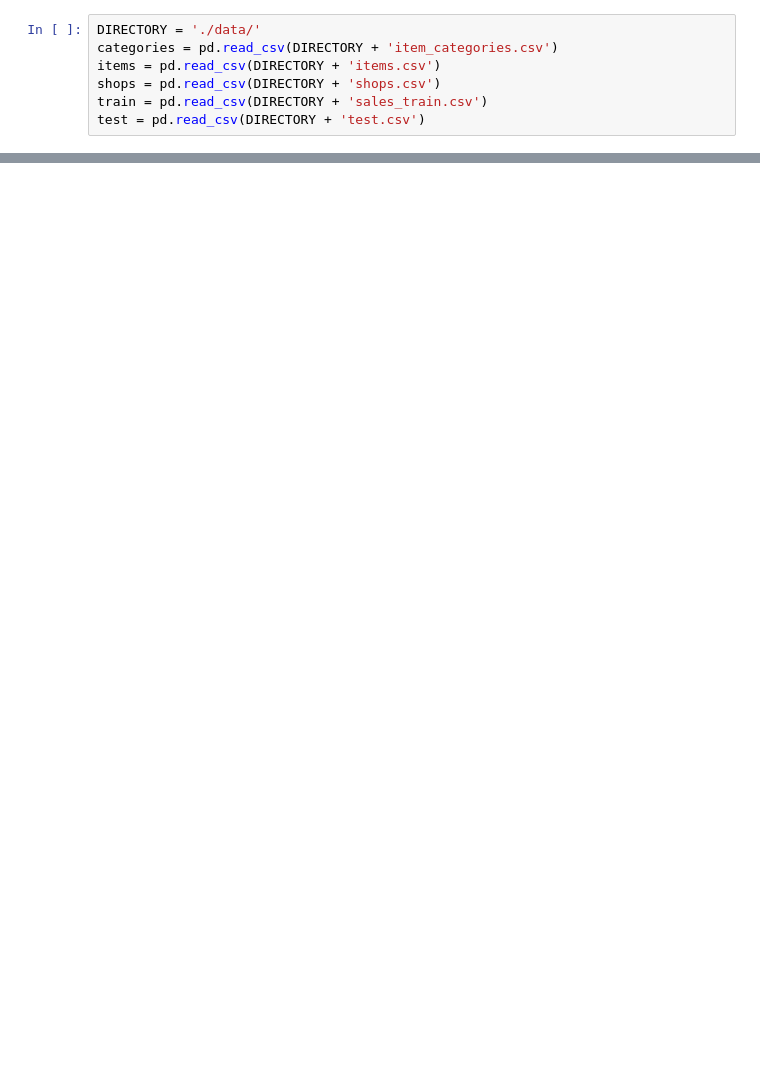
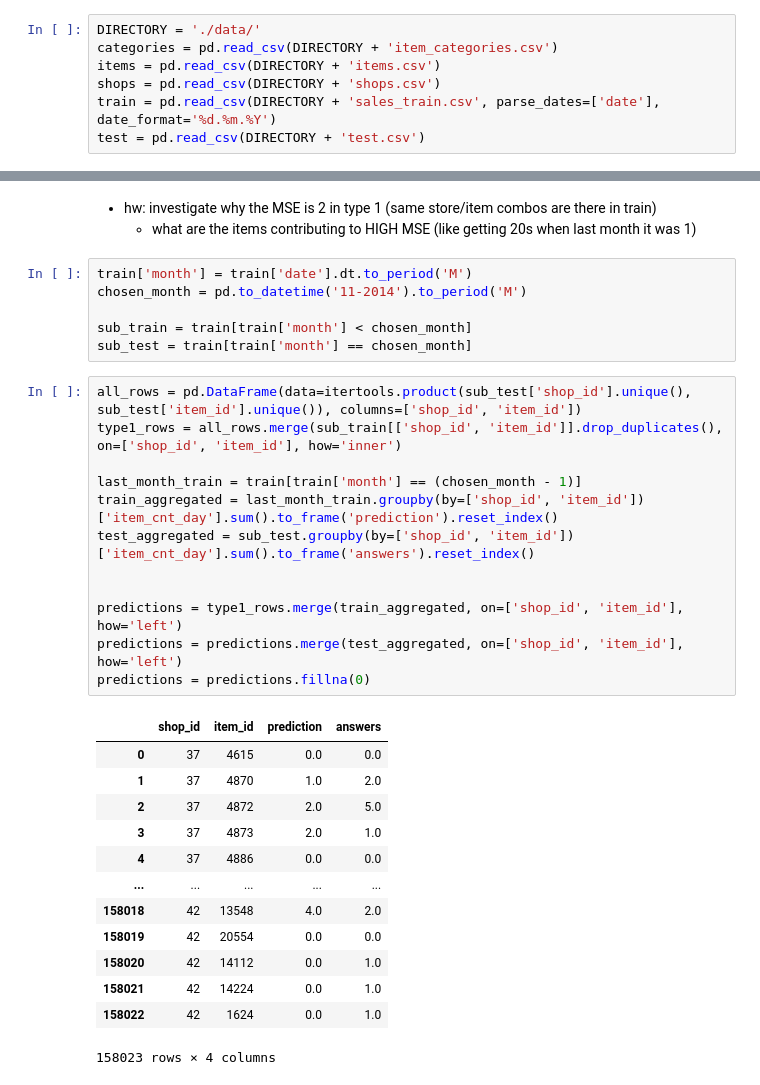
Before and after one commit to akhilkammila/future-sales, a Jupyter notebook: hypothesis_3.ipynb, the cells around one changed output, grey strips where cells are left out. Cells and saved outputs as stored; diff of their text form; blank space fills up the shorter version.

Commit message:
investigating why last month sales prediction isnt great for type 1

```diff
--- a/hypothesis_3.ipynb
+++ b/hypothesis_3.ipynb
@@ -9,5 +10,5 @@ DIRECTORY = './data/'
 categories = pd.read_csv(DIRECTORY + 'item_categories.csv')
 items = pd.read_csv(DIRECTORY + 'items.csv')
 shops = pd.read_csv(DIRECTORY + 'shops.csv')
-train = pd.read_csv(DIRECTORY + 'sales_train.csv')
+train = pd.read_csv(DIRECTORY + 'sales_train.csv', parse_dates=['date'], date_format='%d.%m.%Y')
 test = pd.read_csv(DIRECTORY + 'test.csv')
@@ -39,0 +27,35 @@ monthly_sales['first'] = first_time
+# %% [markdown]
+- hw: investigate why the MSE is 2 in type 1 (same store/item combos are there in train)
+    - what are the items contributing to HIGH MSE (like getting 20s when last month it was 1)
+# %%
+train['month'] = train['date'].dt.to_period('M')
+chosen_month = pd.to_datetime('11-2014').to_period('M')
+
+sub_train = train[train['month'] < chosen_month]
+sub_test = train[train['month'] == chosen_month]
+# %%
+all_rows = pd.DataFrame(data=itertools.product(sub_test['shop_id'].unique(), sub_test['item_id'].unique()), columns=['shop_id', 'item_id'])
+type1_rows = all_rows.merge(sub_train[['shop_id', 'item_id']].drop_duplicates(), on=['shop_id', 'item_id'], how='inner')
+
+last_month_train = train[train['month'] == (chosen_month - 1)]
+train_aggregated = last_month_train.groupby(by=['shop_id', 'item_id'])['item_cnt_day'].sum().to_frame('prediction').reset_index()
+test_aggregated = sub_test.groupby(by=['shop_id', 'item_id'])['item_cnt_day'].sum().to_frame('answers').reset_index()
+
+
+predictions = type1_rows.merge(train_aggregated, on=['shop_id', 'item_id'], how='left')
+predictions = predictions.merge(test_aggregated, on=['shop_id', 'item_id'], how='left')
+predictions = predictions.fillna(0)
+# %% [output]
+|  | shop_id | item_id | prediction | answers |
+| 0 | 37 | 4615 | 0.0 | 0.0 |
+| 1 | 37 | 4870 | 1.0 | 2.0 |
+| 2 | 37 | 4872 | 2.0 | 5.0 |
+| 3 | 37 | 4873 | 2.0 | 1.0 |
+| 4 | 37 | 4886 | 0.0 | 0.0 |
+| ... | ... | ... | ... | ... |
+| 158018 | 42 | 13548 | 4.0 | 2.0 |
+| 158019 | 42 | 20554 | 0.0 | 0.0 |
+| 158020 | 42 | 14112 | 0.0 | 1.0 |
+| 158021 | 42 | 14224 | 0.0 | 1.0 |
+| 158022 | 42 | 1624 | 0.0 | 1.0 |
+158023 rows × 4 columns
```
Also changed, not shown: parts of 20 cells of this notebook.
